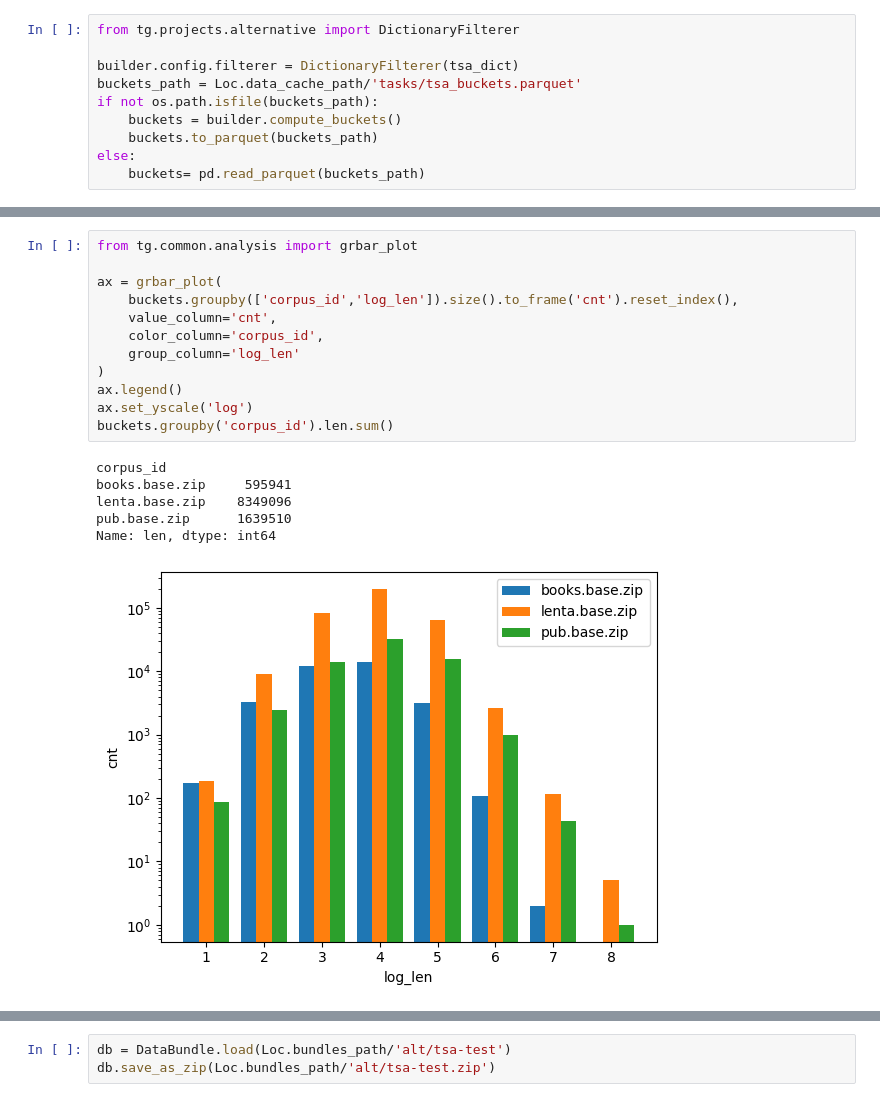
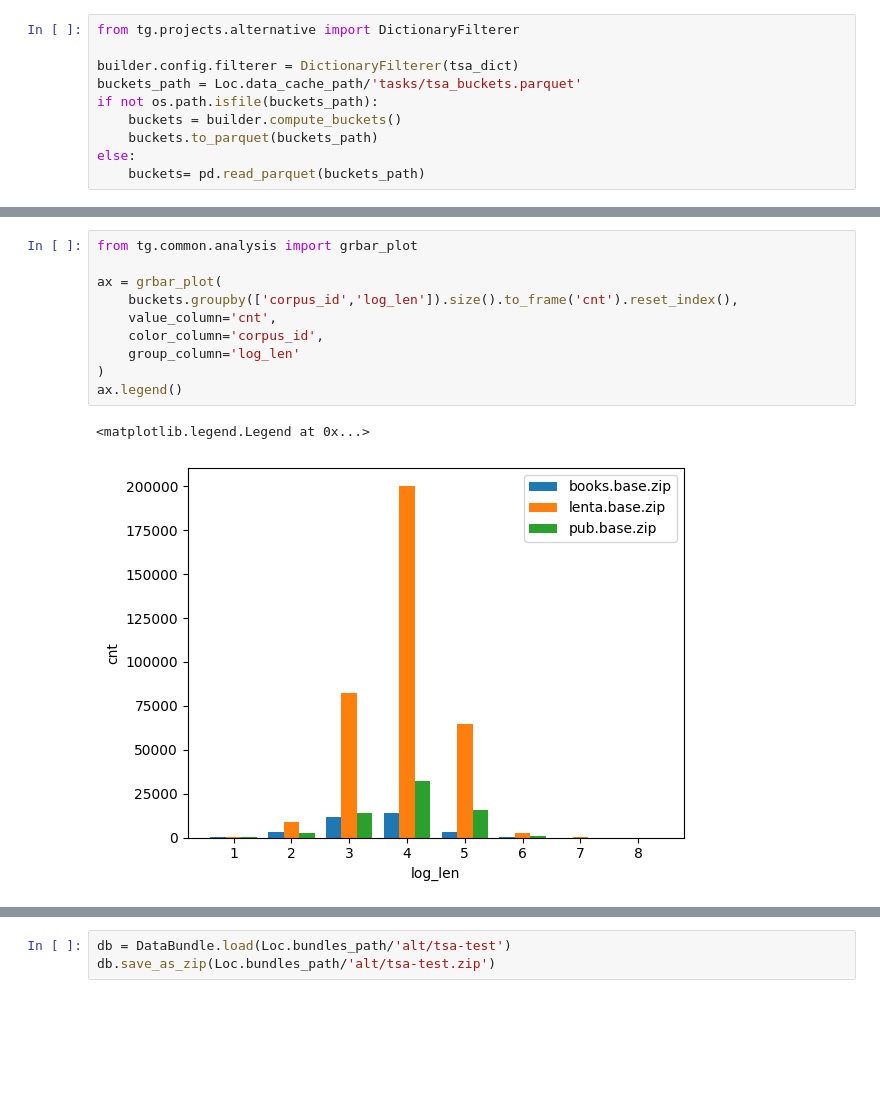
Before and after one commit to okulovsky/grammar_ru, a Jupyter notebook: tg/projects/alternative/TSA bundle.ipynb, the cells around one changed output, grey strips where cells are left out. Saved outputs shown, nothing was run; the diff lists cells and outputs as text; blank space fills up the shorter version.

```diff
--- a/tg/projects/alternative/TSA bundle.ipynb
+++ b/tg/projects/alternative/TSA bundle.ipynb
@@ -102,22 +118,16 @@ else:
 # %%
 from tg.common.analysis import grbar_plot
 
 ax = grbar_plot(
     buckets.groupby(['corpus_id','log_len']).size().to_frame('cnt').reset_index(),
     value_column='cnt',
     color_column='corpus_id',
     group_column='log_len'
 )
 ax.legend()
-ax.set_yscale('log')
-buckets.groupby('corpus_id').len.sum()
 # %% [output]
-corpus_id
-books.base.zip     595941
-lenta.base.zip    8349096
-pub.base.zip      1639510
-Name: len, dtype: int64
+<matplotlib.legend.Legend at 0x...>
-[figure, old version]
+[figure, new version]
 # %%
 import numpy as np
 df = buckets.copy()
```
Also changed, not shown: parts of 9 cells of this notebook, 1 other file.
